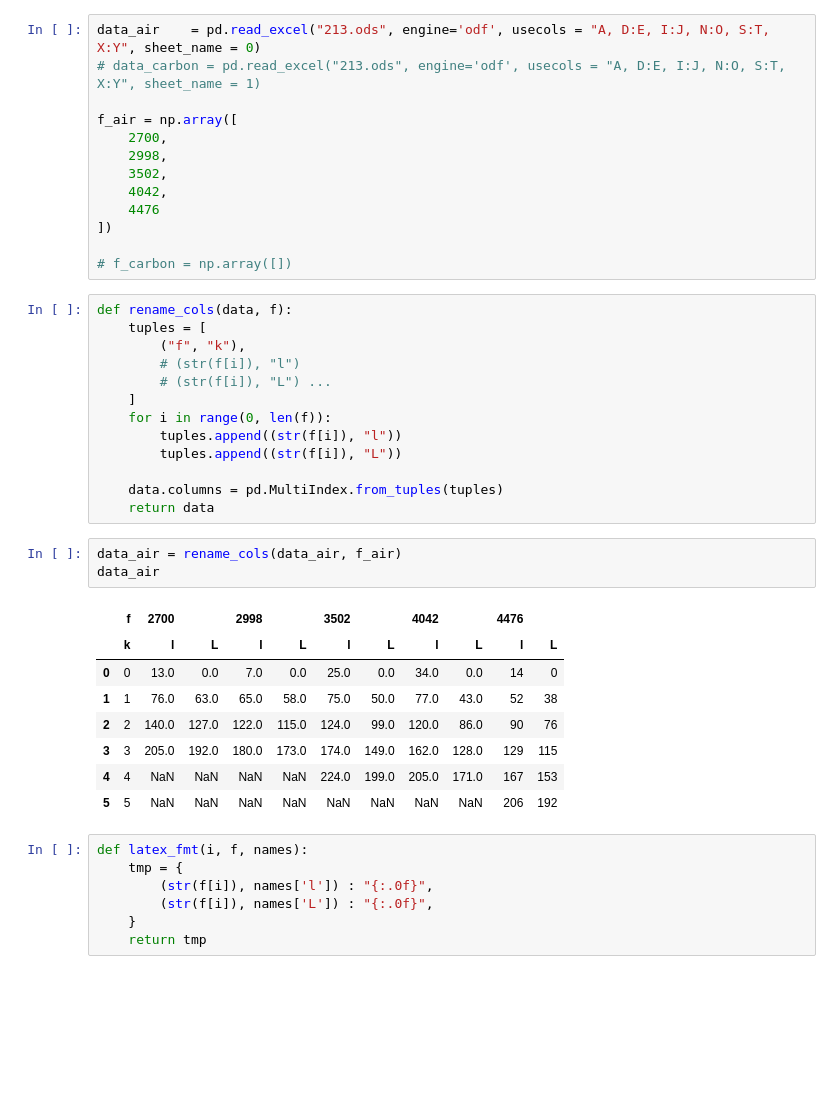
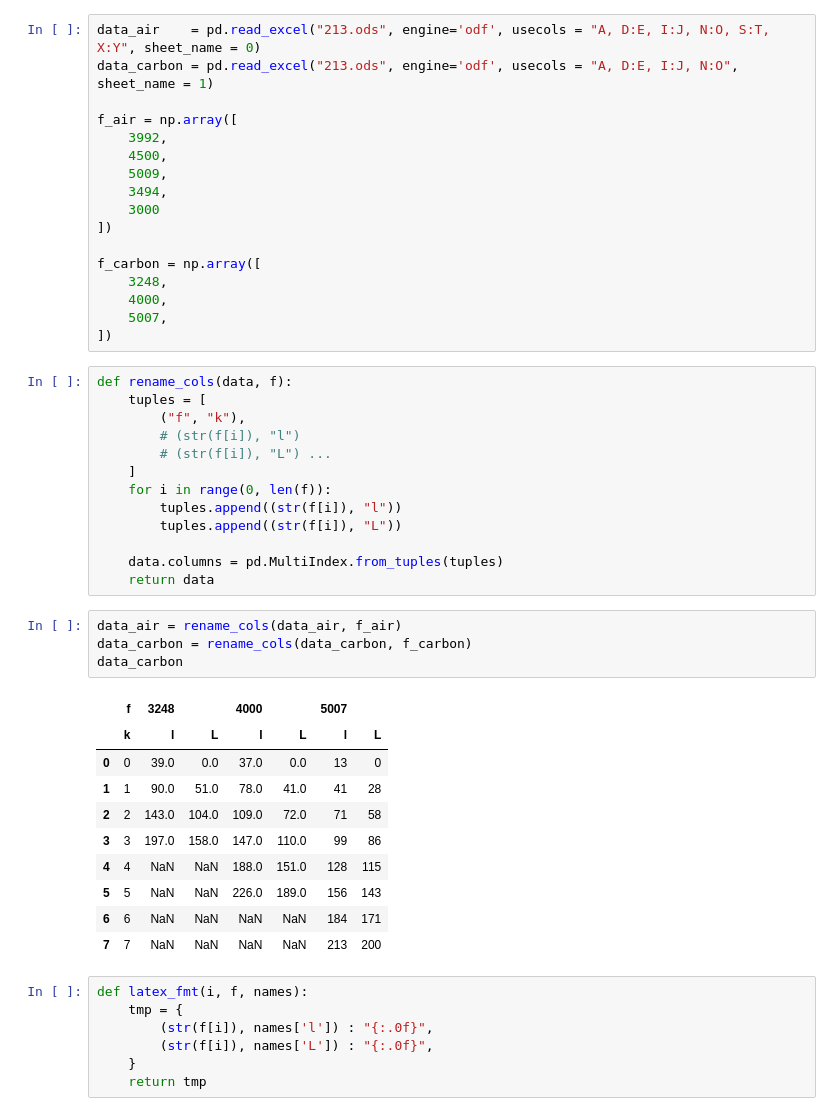
Before and after one commit to futherus/mipt_lab, a Jupyter notebook: 2.1.3/processing.ipynb, the cells around one changed output. Drawn from its saved outputs; the diff is of its cells as text; blank space fills up the shorter version.

```diff
--- a/2.1.3/processing.ipynb
+++ b/2.1.3/processing.ipynb
@@ -18,16 +18,20 @@ print(err_L, err_f)
 # %%
 data_air    = pd.read_excel("213.ods", engine='odf', usecols = "A, D:E, I:J, N:O, S:T, X:Y", sheet_name = 0)
-# data_carbon = pd.read_excel("213.ods", engine='odf', usecols = "A, D:E, I:J, N:O, S:T, X:Y", sheet_name = 1)
+data_carbon = pd.read_excel("213.ods", engine='odf', usecols = "A, D:E, I:J, N:O", sheet_name = 1)
 
 f_air = np.array([
-    2700,
-    2998,
-    3502,
-    4042,
-    4476
+    3992,
+    4500,
+    5009,
+    3494,
+    3000
 ])
 
-# f_carbon = np.array([])
+f_carbon = np.array([
+    3248,
+    4000,
+    5007,
+])
 # %%
 def rename_cols(data, f):
     tuples = [
@@ -43,16 +47,19 @@ def rename_cols(data, f):
     return data
 # %%
 data_air = rename_cols(data_air, f_air)
-data_air
+data_carbon = rename_cols(data_carbon, f_carbon)
+data_carbon
 # %% [output]
-|  | f | 2700 |  | 2998 |  | 3502 |  | 4042 |  | 4476 |  |
-|  | k | l | L | l | L | l | L | l | L | l | L |
-| 0 | 0 | 13.0 | 0.0 | 7.0 | 0.0 | 25.0 | 0.0 | 34.0 | 0.0 | 14 | 0 |
-| 1 | 1 | 76.0 | 63.0 | 65.0 | 58.0 | 75.0 | 50.0 | 77.0 | 43.0 | 52 | 38 |
-| 2 | 2 | 140.0 | 127.0 | 122.0 | 115.0 | 124.0 | 99.0 | 120.0 | 86.0 | 90 | 76 |
-| 3 | 3 | 205.0 | 192.0 | 180.0 | 173.0 | 174.0 | 149.0 | 162.0 | 128.0 | 129 | 115 |
-| 4 | 4 | NaN | NaN | NaN | NaN | 224.0 | 199.0 | 205.0 | 171.0 | 167 | 153 |
-| 5 | 5 | NaN | NaN | NaN | NaN | NaN | NaN | NaN | NaN | 206 | 192 |
+|  | f | 3248 |  | 4000 |  | 5007 |  |
+|  | k | l | L | l | L | l | L |
+| 0 | 0 | 39.0 | 0.0 | 37.0 | 0.0 | 13 | 0 |
+| 1 | 1 | 90.0 | 51.0 | 78.0 | 41.0 | 41 | 28 |
+| 2 | 2 | 143.0 | 104.0 | 109.0 | 72.0 | 71 | 58 |
+| 3 | 3 | 197.0 | 158.0 | 147.0 | 110.0 | 99 | 86 |
+| 4 | 4 | NaN | NaN | 188.0 | 151.0 | 128 | 115 |
+| 5 | 5 | NaN | NaN | 226.0 | 189.0 | 156 | 143 |
+| 6 | 6 | NaN | NaN | NaN | NaN | 184 | 171 |
+| 7 | 7 | NaN | NaN | NaN | NaN | 213 | 200 |
 # %%
 def latex_fmt(i, f, names):
     tmp = {
```
Also changed, not shown: parts of 17 cells of this notebook, 3 other files.
